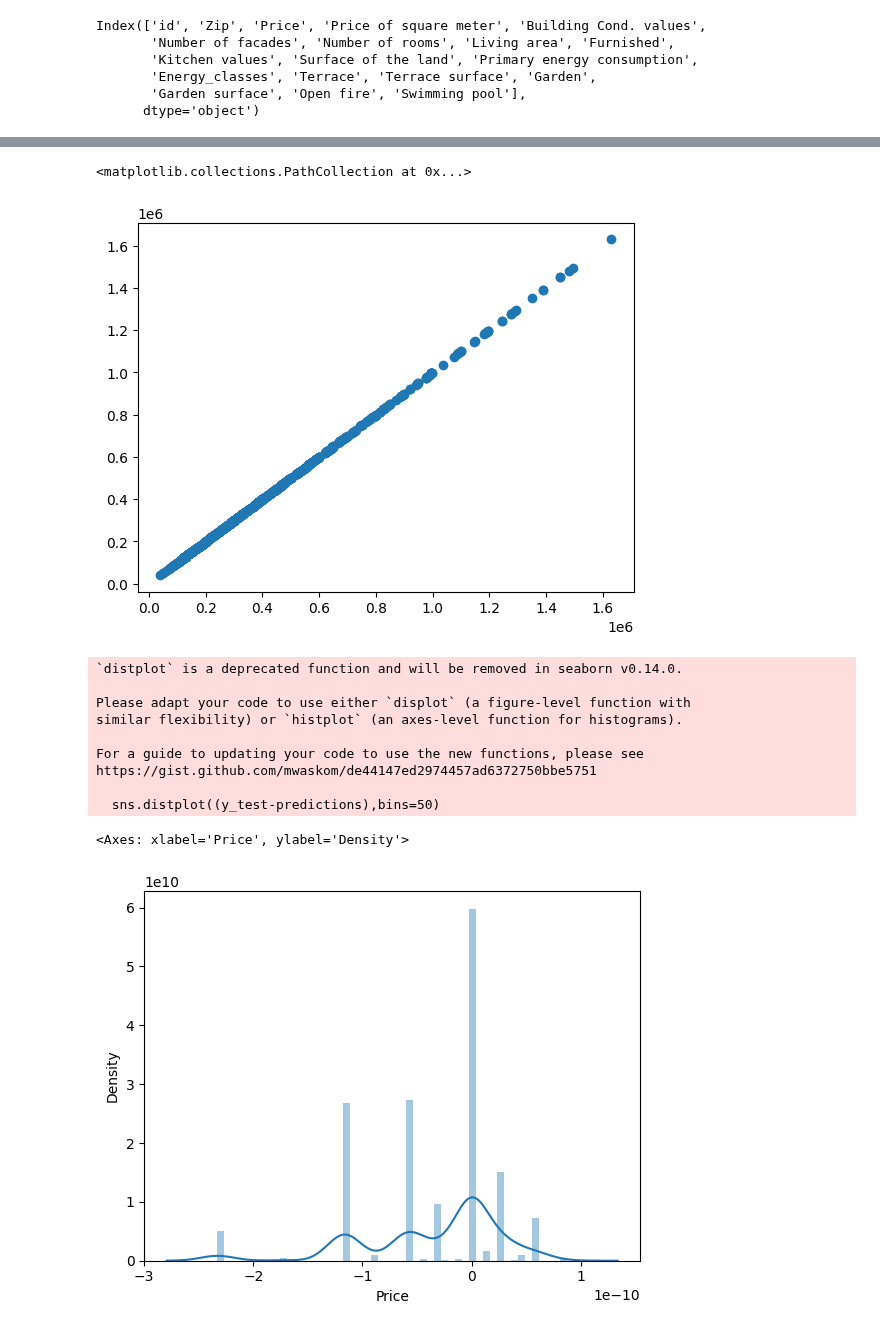
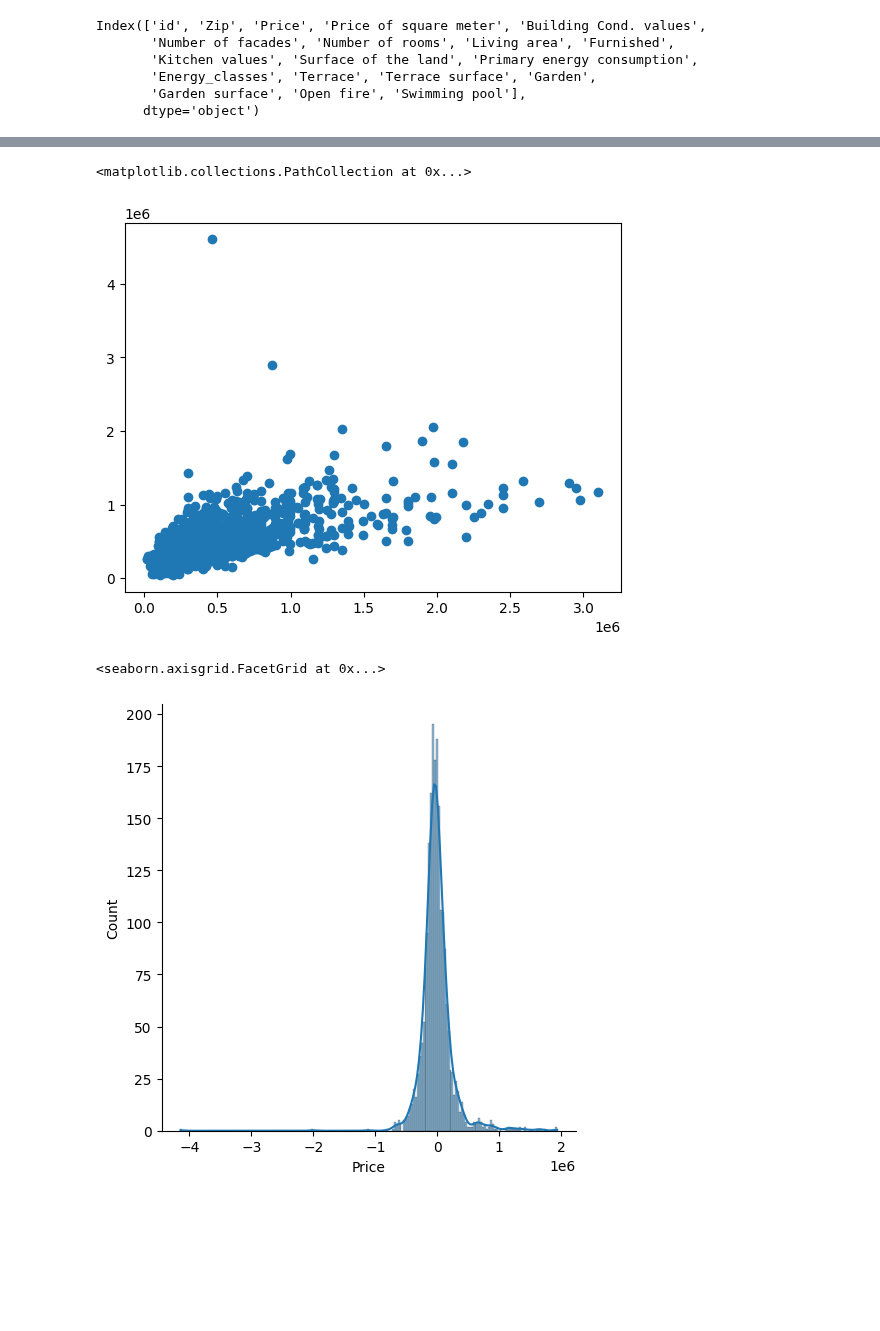
Before and after one commit to Ta-DevSark/challenge-regression, a Jupyter notebook: sarkis.ipynb, the cells around one changed output, grey strips where cells are left out. Cells and saved outputs as stored; diff of their text form; code cells hidden in the pictures; blank space fills up the shorter version.

```diff
--- a/sarkis.ipynb
+++ b/sarkis.ipynb
@@ -23,12 +21,6 @@ Index(['id', 'Zip', 'Price', 'Price of square meter', 'Building Cond. values',
        'Energy_classes', 'Terrace', 'Terrace surface', 'Garden',
        'Garden surface', 'Open fire', 'Swimming pool'],
       dtype='object')
-# %%
-columns = ['id', 'Zip', 'Price', 'Price of square meter', 'Building Cond. values',
-'Number of facades', 'Number of rooms', 'Living area', 'Furnished',
-'Kitchen values', 'Surface of the land', 'Primary energy consumption',
-'Energy_classes', 'Terrace', 'Terrace surface', 'Garden',
-'Garden surface', 'Open fire', 'Swimming pool']
 # %%
 # Remove outliers
 def remove_outliers(house_df: pd.DataFrame, columns: List[str], n_std: int) -> pd.DataFrame:
@@ -42,5 +34,5 @@ def remove_outliers(house_df: pd.DataFrame, columns: List[str], n_std: int) -> p
 
     return house_df
 
-no_outliers_df = remove_outliers(house_df, columns, 3)
+no_outliers_df = remove_outliers(house_df, ('Number of rooms', 'Living area', 'Surface of the land', 'Terrace surface','Garden surface'), 3)
 # %% [output]
@@ -68,4 +44,4 @@ sns.pairplot(no_outliers_df)
 # %%
-X = no_outliers_df[columns]
+X = no_outliers_df
 
 y = no_outliers_df['Price']
@@ -115,22 +130,13 @@ plt.scatter(y_test,predictions)
 # Good prediction would appear as a line.
 # %% [output]
 <matplotlib.collections.PathCollection at 0x...>
-[figure, old version]
+[figure, new version]
 # %%
-sns.distplot((y_test-predictions),bins=50)
+sns.displot((y_test-predictions), kde=True)
 # If the data is displayed in a bell shape, we did well
 # %% [output]
-`distplot` is a deprecated function and will be removed in seaborn v0.14.0.
-
-Please adapt your code to use either `displot` (a figure-level function with
-similar flexibility) or `histplot` (an axes-level function for histograms).
-
-For a guide to updating your code to use the new functions, please see
-https://gist.github.com/mwaskom/de44147ed2974457ad6372750bbe5751
-
-  sns.distplot((y_test-predictions),bins=50)
+<seaborn.axisgrid.FacetGrid at 0x...>
-<Axes: xlabel='Price', ylabel='Density'>
-[figure, old version]
+[figure, new version]
 # %%
 print('MAE:', metrics.mean_absolute_error(y_test, predictions))
 # %% [output]
```
Also changed, not shown: parts of 12 cells of this notebook.
